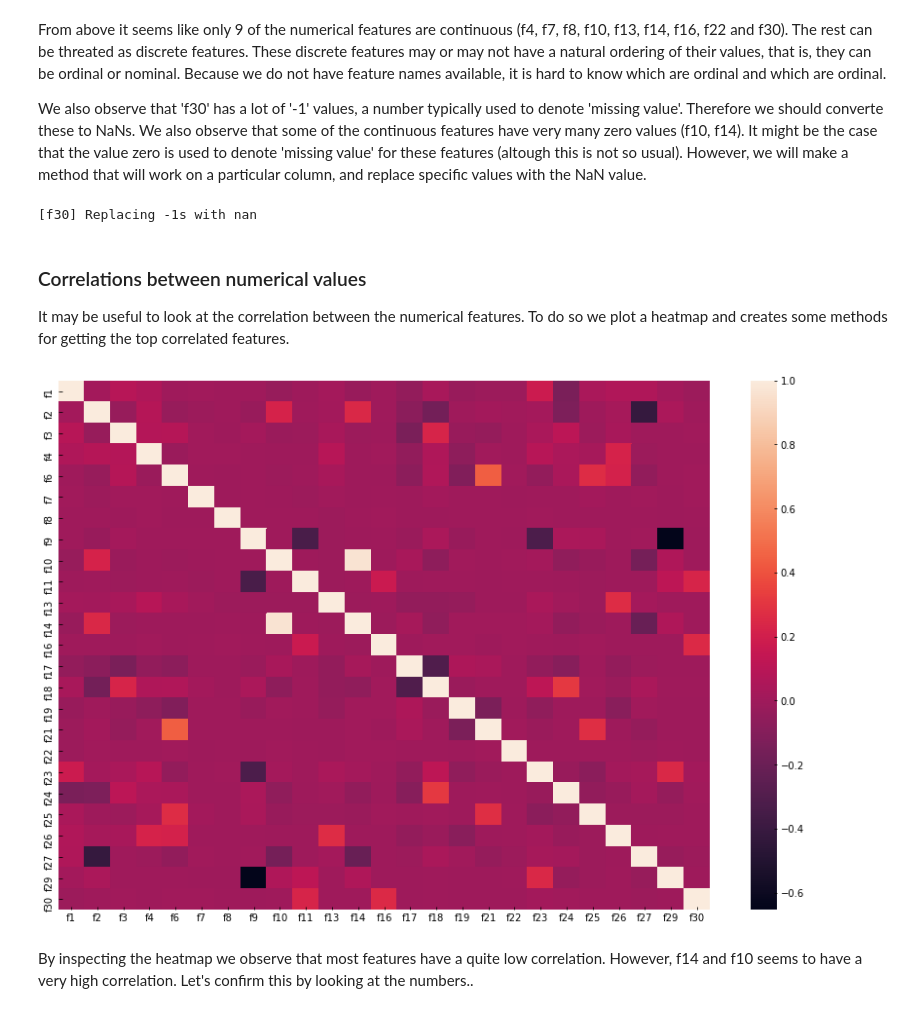
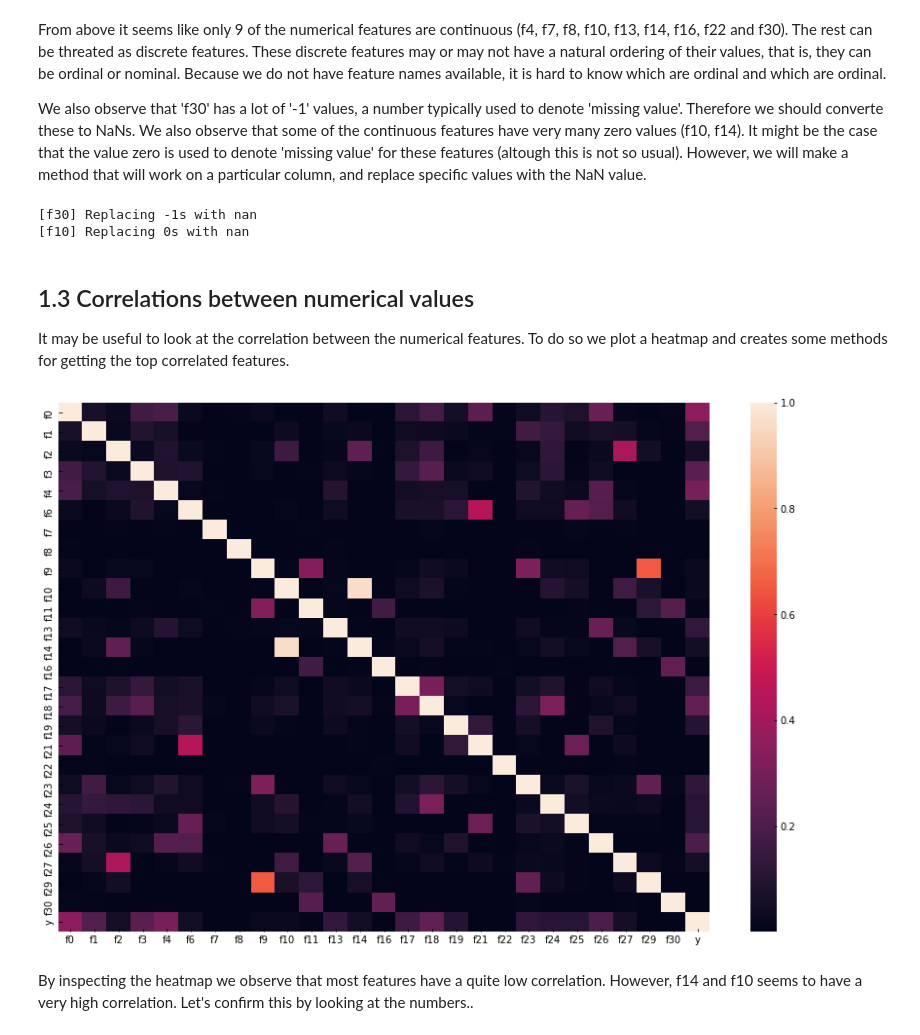
Before and after one commit to wQuole/TDT05, a Jupyter notebook: eda.ipynb, the cells around one changed output. Drawn from its saved outputs; the diff is of its cells as text; code cells hidden in the pictures.

```diff
--- a/eda.ipynb
+++ b/eda.ipynb
@@ -94,0 +104,6 @@ Dropped columns:  f0,
+# %%
+df = df_orig.copy()
+# %%
+drop_cols = get_features_with_nan(df_orig, thresh=0.3)
+df.drop(columns=drop_cols, inplace=True)
+df.head()
@@ -149,6 +173,8 @@ print(f'f28 has {df["f28"].nunique()} unique values')
 # %% [output]
 f12 has 222 unique values
 f28 has 190 unique values
+# %%
+df.drop(columns=['f12', 'f28'], inplace=True)
 # %% [markdown]
 #### Numerical features
 Let's check the distributions for each numerical feature.
@@ -169,22 +195,25 @@ def replace_with(df, column, value, replace_value=np.nan):
     return df2
 # %%
 df = replace_with(df, 'f30', -1)
-#df = replace_with(df, 'f10', 0)
+df = replace_with(df, 'f10', 0)
 #df = replace_with(df, 'f14', 0)
 # %% [output]
 [f30] Replacing -1s with nan
+[f10] Replacing 0s with nan
 # %% [markdown]
-### Correlations between numerical values
+## 1.3 Correlations between numerical values
 It may be useful to look at the correlation between the numerical features. To do so we plot a heatmap and creates some methods for getting the top correlated features.
 # %%
 plt.figure(figsize=(15, 10))
 num_cols = df.select_dtypes(exclude=['object']).columns
-corr = df[num_cols].corr()
-sns.heatmap(corr,
+corr_df = df.copy()[num_cols]
+corr_df['y'] = target
+corr = corr_df.corr()
+sns.heatmap(corr.abs(),
             xticklabels=corr.columns.values,
             yticklabels=corr.columns.values);
 # %% [output]
-[figure, old version]
+[figure, new version]
 # %% [markdown]
 By inspecting the heatmap we observe that most features have a quite low correlation. However, f14 and f10 seems to have a very high correlation. Let's confirm this by looking at the numbers..
 # %%
```
Also changed, not shown: parts of 59 cells of this notebook.
